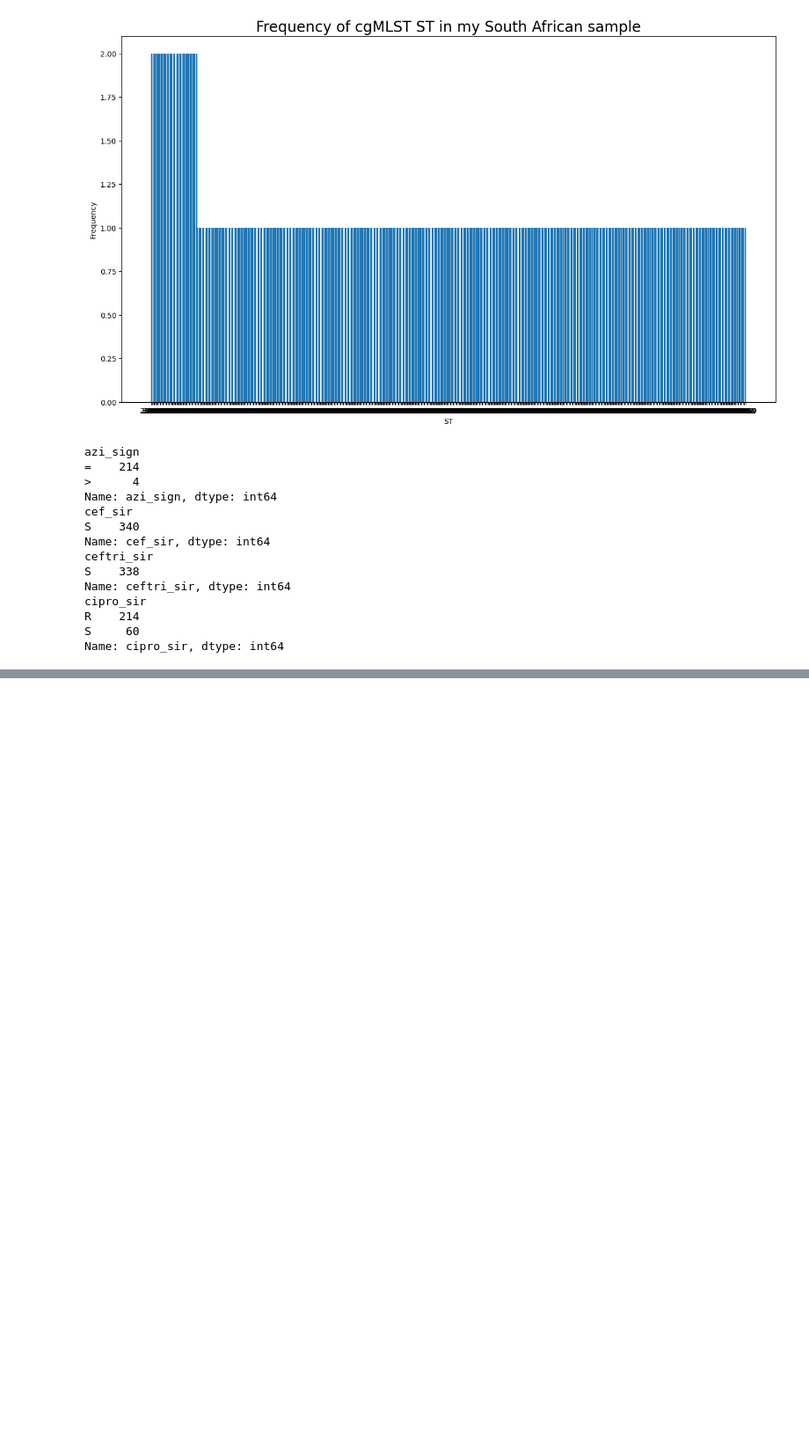
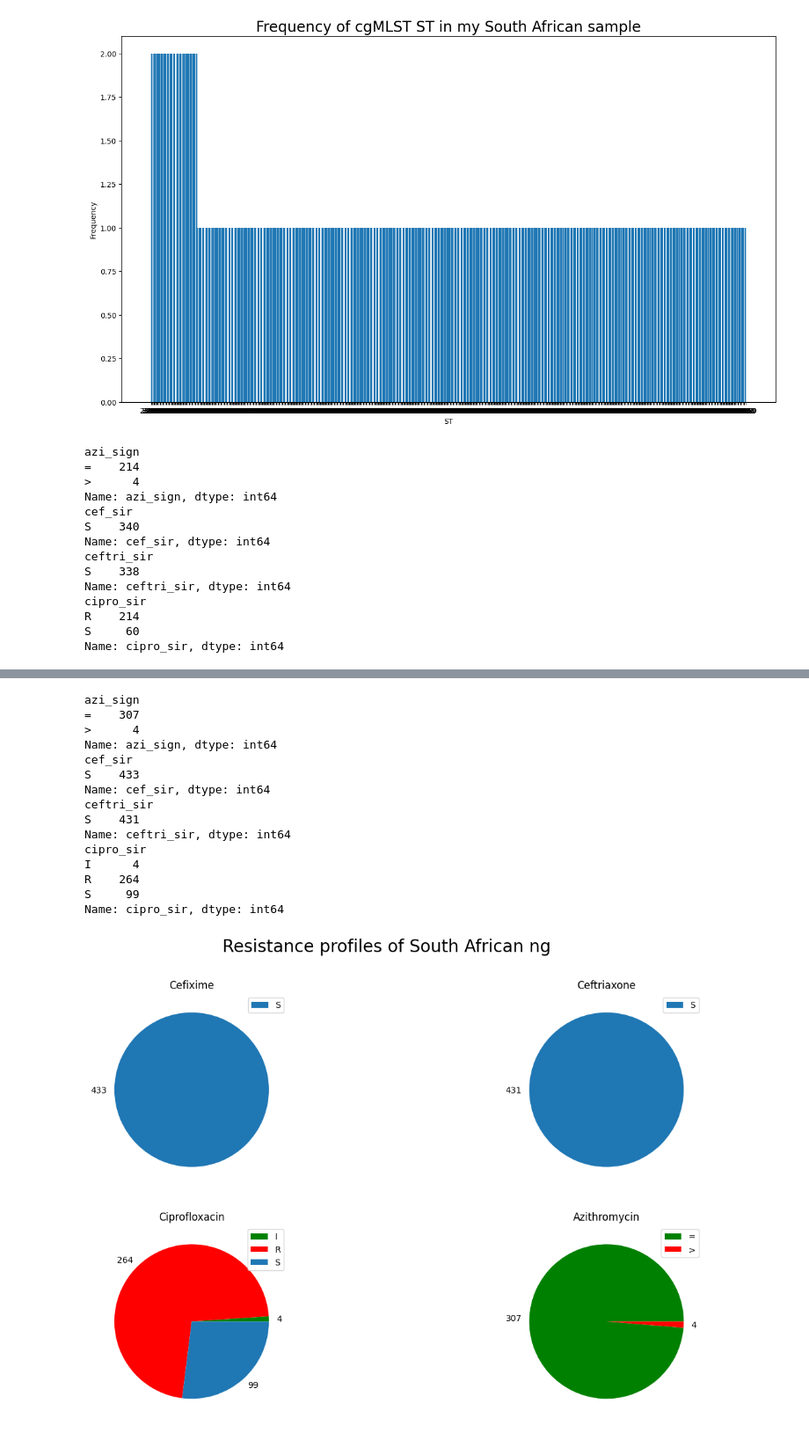
Before and after one commit to watchlotr/NGonorrhoeae_Y4, a Jupyter notebook: NG_Figures.ipynb, the cells around one changed output, grey strips where cells are left out. Shown at 88% size. Saved outputs shown, nothing was run; the diff lists cells and outputs as text; code cells hidden in the pictures; blank space fills up the shorter version.

```diff
--- a/NG_Figures.ipynb
+++ b/NG_Figures.ipynb
@@ -156,0 +157,65 @@ plt.show()
+# %%
+sa_amr: pd.DataFrame = pd.read_csv("Data/sa_amr_prof.csv", sep = ",", header = "infer")
+
+sa_amr.head()
+
+sa_amr.rename(columns = {"azithromycin_mic_sign": "azi_sign", 'cefixime_SIR': "cef_sir", 'ceftriaxone_SIR': "ceftri_sir", "ciprofloxacin_SIR": "cipro_sir"}, inplace = True)
+
+sa_amr.head()
+
+sa_azi = sa_amr.azi_sign.dropna(axis = 0, how = "any")
+sa_cef = sa_amr.cef_sir.dropna(axis = 0, how = "any")
+sa_ceftri = sa_amr.ceftri_sir.dropna(axis = 0, how = "any")
+sa_cipro = sa_amr.cipro_sir.dropna(axis = 0, how = "any")
+
+amr_azi2 = sa_azi.groupby(sa_azi).count()
+print(amr_azi2)
+
+amr_cef2 = sa_cef.groupby(sa_cef).count()
+print(amr_cef2)
+
+amr_ceftri2 = sa_ceftri.groupby(sa_ceftri).count()
+print(amr_ceftri2)
+
+amr_cipro2 = sa_cipro.groupby(sa_cipro).count()
+print(amr_cipro2)
+
+
+fig, ax = plt.subplots(2,2, figsize = (16,9))
+
+ax[0,0].pie(amr_cef2, labels = amr_cef2)
+ax[0,0].set_title("Cefixime")
+ax[0,0].legend(amr_cef2.keys().tolist(), loc = "upper right")
+
+ax[0,1].pie(amr_ceftri2, labels = amr_ceftri2)
+ax[0,1].set_title("Ceftriaxone")
+ax[0,1].legend(amr_ceftri2.keys().tolist(), loc = "upper right")
+
+ax[1,0].pie(amr_cipro2, labels = amr_cipro2,  colors = ["green", "red", "#1f77b4"])
+ax[1,0].set_title("Ciprofloxacin")
+ax[1,0].legend(amr_cipro2.keys().tolist(), loc = "upper right")
+
+ax[1,1].pie(amr_azi2, labels = amr_azi2, colors = ["green", "red"])
+ax[1,1].set_title("Azithromycin")
+ax[1,1].legend(amr_azi2.keys().tolist(), loc = "upper right")
+
+fig.suptitle("Resistance profiles of South African ng", fontsize = 20)
+
+plt.show()
+# %% [output]
+azi_sign
+=    307
+>      4
+Name: azi_sign, dtype: int64
+cef_sir
+S    433
+Name: cef_sir, dtype: int64
+ceftri_sir
+S    431
+Name: ceftri_sir, dtype: int64
+cipro_sir
+I      4
+R    264
+S     99
+Name: cipro_sir, dtype: int64
+[figure, added]
```
Also changed, not shown: parts of 1 cell of this notebook, 4 other files.
